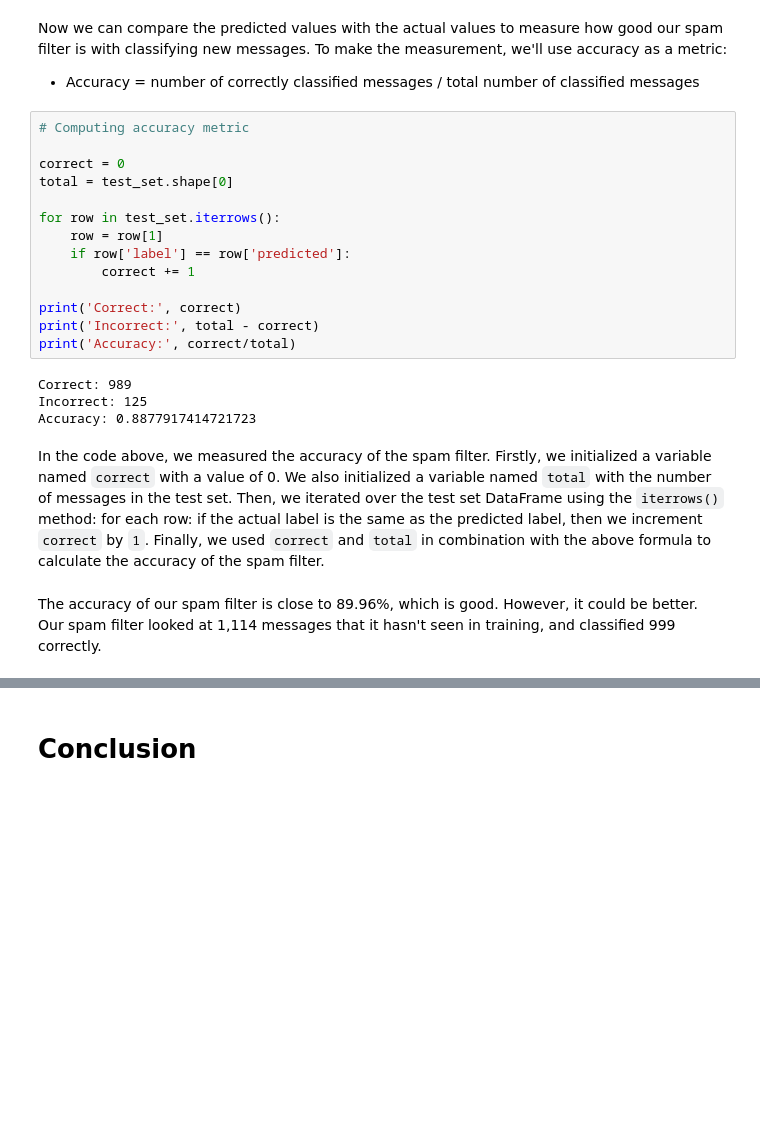
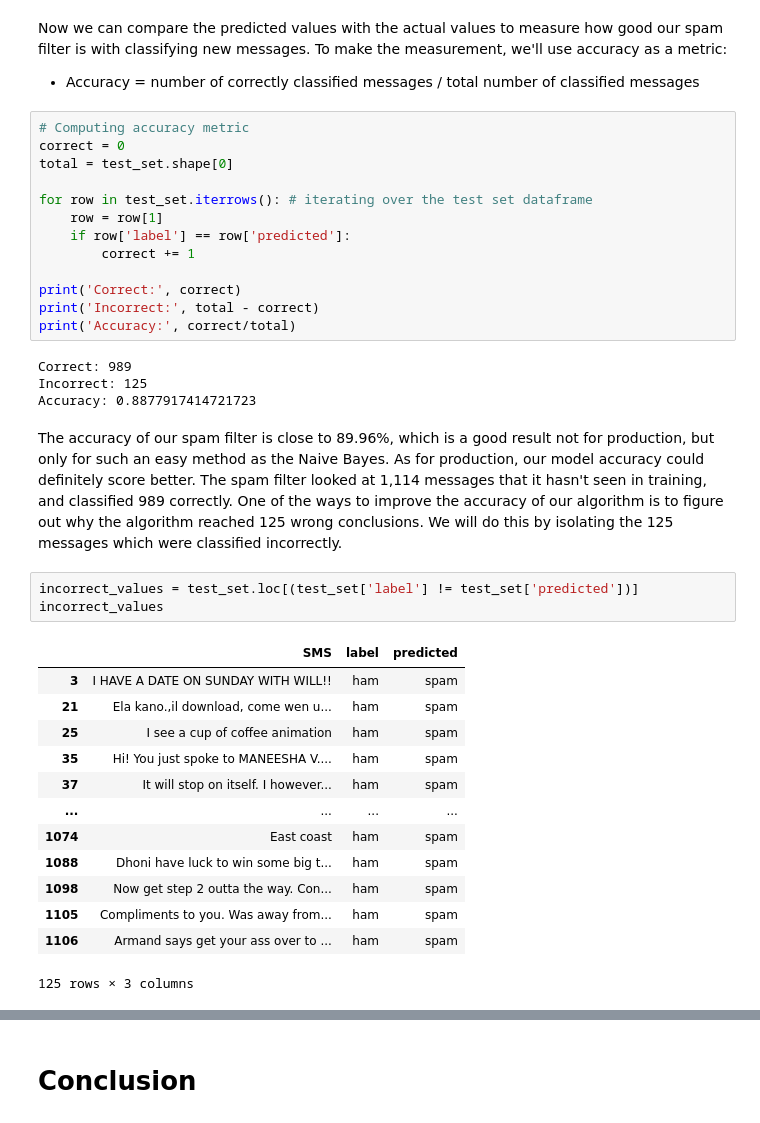
Before and after one commit to pheygiod/my_projects, a Jupyter notebook: to_complete/spam_filter.ipynb, the cells around one changed output, grey strips where cells are left out. Drawn from its saved outputs; the diff is of its cells as text; blank space fills up the shorter version.

```diff
--- a/to_complete/spam_filter.ipynb
+++ b/to_complete/spam_filter.ipynb
@@ -414,11 +298,10 @@ Now we can compare the predicted values with the actual values to measure how go
 - Accuracy = number of correctly classified messages / total number of classified messages
 # %%
 # Computing accuracy metric
-
 correct = 0
 total = test_set.shape[0]
 
-for row in test_set.iterrows():
+for row in test_set.iterrows(): # iterating over the test set dataframe
     row = row[1]
     if row['label'] == row['predicted']:
         correct += 1
@@ -430,7 +313,22 @@ print('Accuracy:', correct/total)
 Correct: 989
 Incorrect: 125
 Accuracy: 0.8877917414721723
-# %% [markdown]
-In the code above, we measured the accuracy of the spam filter. Firstly, we initialized a variable named `correct` with a value of 0. We also initialized a variable named `total` with the number of messages in the test set. Then, we iterated over the test set DataFrame using the `iterrows()` method: for each row: if the actual label is the same as the predicted label, then we increment `correct` by `1`. Finally, we used `correct` and `total` in combination with the above formula to calculate the accuracy of the spam filter.
 # %% [markdown]
-The accuracy of our spam filter is close to 89.96%, which is good. However, it could be better. Our spam filter looked at 1,114 messages that it hasn't seen in training, and classified 999 correctly.
+The accuracy of our spam filter is close to 89.96%, which is a good result not for production, but only for such an easy method as the Naive Bayes. As for production, our model accuracy could definitely score better. The spam filter looked at 1,114 messages that it hasn't seen in training, and classified 989 correctly. One of the ways to improve the accuracy of our algorithm is to figure out why the algorithm reached 125 wrong conclusions. We will do this by isolating the 125 messages which were classified incorrectly.
+# %%
+incorrect_values = test_set.loc[(test_set['label'] != test_set['predicted'])]
+incorrect_values
+# %% [output]
+|  | SMS | label | predicted |
+| 3 | I HAVE A DATE ON SUNDAY WITH WILL!! | ham | spam |
+| 21 | Ela kano.,il download, come wen u... | ham | spam |
+| 25 | I see a cup of coffee animation | ham | spam |
+| 35 | Hi! You just spoke to MANEESHA V.... | ham | spam |
+| 37 | It will stop on itself. I however... | ham | spam |
+| ... | ... | ... | ... |
+| 1074 | East coast | ham | spam |
+| 1088 | Dhoni have luck to win some big t... | ham | spam |
+| 1098 | Now get step 2 outta the way. Con... | ham | spam |
+| 1105 | Compliments to you. Was away from... | ham | spam |
+| 1106 | Armand says get your ass over to ... | ham | spam |
+125 rows × 3 columns
```
Also changed, not shown: parts of 38 cells of this notebook.
